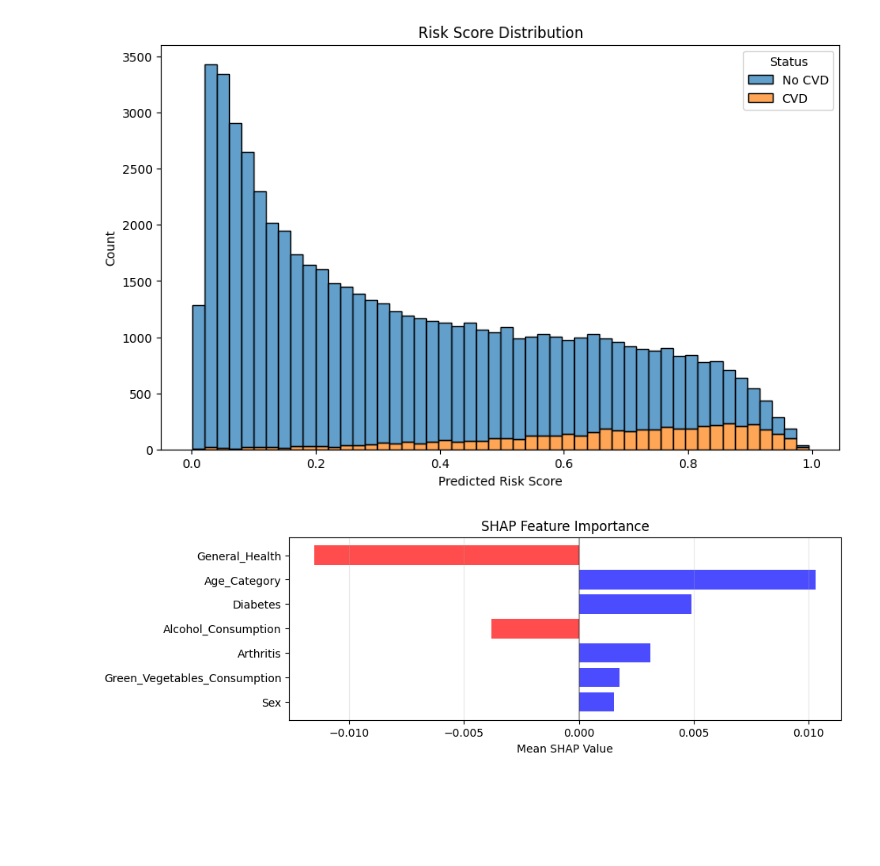
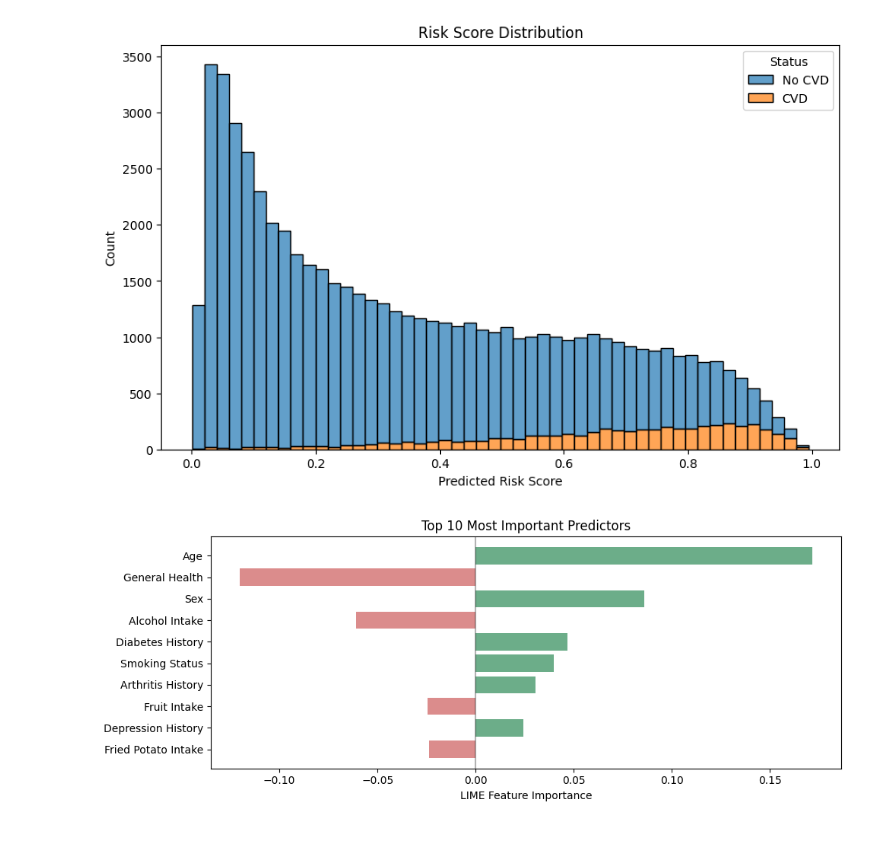
Before and after one commit to thil124/CVD_prediction, a Jupyter notebook: MLP/MLP.ipynb, the cells around one changed output. Drawn from its saved outputs; the diff is of its cells as text; code cells hidden in the pictures; blank space fills up the shorter version.

Commit message:
added LIME feature importance

```diff
--- a/MLP/MLP.ipynb
+++ b/MLP/MLP.ipynb
@@ -739,27 +743,3 @@ FN TP:
 <Figure size 300x300 with 0 Axes>
 [figure]
 [figure]
-# %%
-# SHAP analysis
-explainer = shap.PermutationExplainer(mlp_model.predict_proba, X_train_balanced[:1000])
-shap_values = explainer(X_test[:1000])[:, :, 1]  # Positive class
-shap_values_array = shap_values.values if hasattr(shap_values, 'values') else np.array(shap_values)
-mean_abs_shap = np.abs(shap_values_array).mean(axis=0)
-mean_shap = shap_values_array.mean(axis=0)
-
-# get the absolute values for sorting, but keep original values for plotting
-abs_values = np.abs(mean_shap)
-sorted_idx = np.argsort(abs_values)[::-1][:7]
-
-plt.figure(figsize=(9, 3))
-colors = ['red' if mean_shap[i] < 0 else 'blue' for i in sorted_idx]
-plt.barh(range(len(sorted_idx)), mean_shap[sorted_idx], color=colors, alpha=0.7)
-plt.yticks(range(len(sorted_idx)), [feature_names[i] for i in sorted_idx])
-plt.xlabel('Mean SHAP Value')
-plt.title('SHAP Feature Importance')
-plt.axvline(x=0, color='black', linestyle='-', alpha=0.3)
-plt.grid(True, alpha=0.3, axis='x')
-plt.gca().invert_yaxis()
-plt.show()
-# %% [output]
-[figure, removed]
@@ -766,3 +790,40 @@ plt.show()
+# %%
+# name mapping & feature importance plot
+name_mapping = {
+    'Weight_(kg)': 'Weight',
+    'Green_Vegetables_Consumption': 'Green Vegetable Intake',
+    'Exercise': 'Physical Activity',
+    'Skin_Cancer': 'Skin Cancer History',
+    'Other_Cancer': 'Other Cancer History',
+    'BMI': 'Body Mass Index',
+    'Height_(cm)': 'Height',
+    'FriedPotato_Consumption': 'Fried Potato Intake',
+    'Depression': 'Depression History',
+    'Fruit_Consumption': 'Fruit Intake',
+    'Arthritis': 'Arthritis History',
+    'Smoking_History': 'Smoking Status',
+    'Diabetes': 'Diabetes History',
+    'Alcohol_Consumption': 'Alcohol Intake',
+    'Sex': 'Sex',
+    'General_Health': 'General Health',
+    'Age_Category': 'Age'}
+
+sorted_features_renamed = [(name_mapping.get(feature, feature), importance)
+                          for feature, importance in sorted_features]
+
+# plot
+plt.figure(figsize=(10, 4))
+features_plot = [x[0] for x in sorted_features_renamed[7:]]
+importance_plot = [x[1] for x in sorted_features_renamed[7:]]
+colors = ['indianred' if x < 0 else 'seagreen' for x in importance_plot]
+plt.barh(features_plot, importance_plot, color=colors, alpha=0.7)
+plt.xlabel('LIME Feature Importance')
+plt.title('Top 10 Most Important Predictors')
+plt.axvline(x=0, color='black', linestyle='-', alpha=0.3)
+plt.tight_layout()
+plt.show()
+# %% [output]
+[figure, added]
 # %% [markdown]
 <br>
 # %%
```
Also changed, not shown: parts of 3 cells of this notebook.
